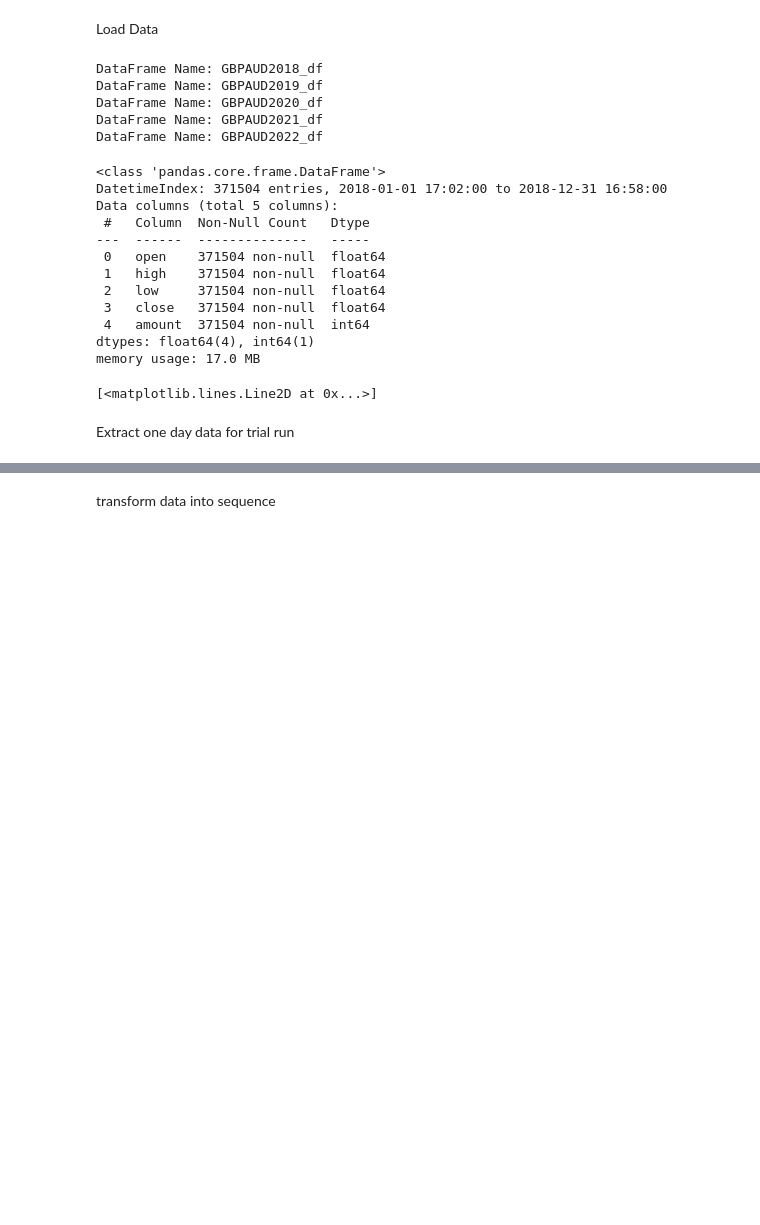
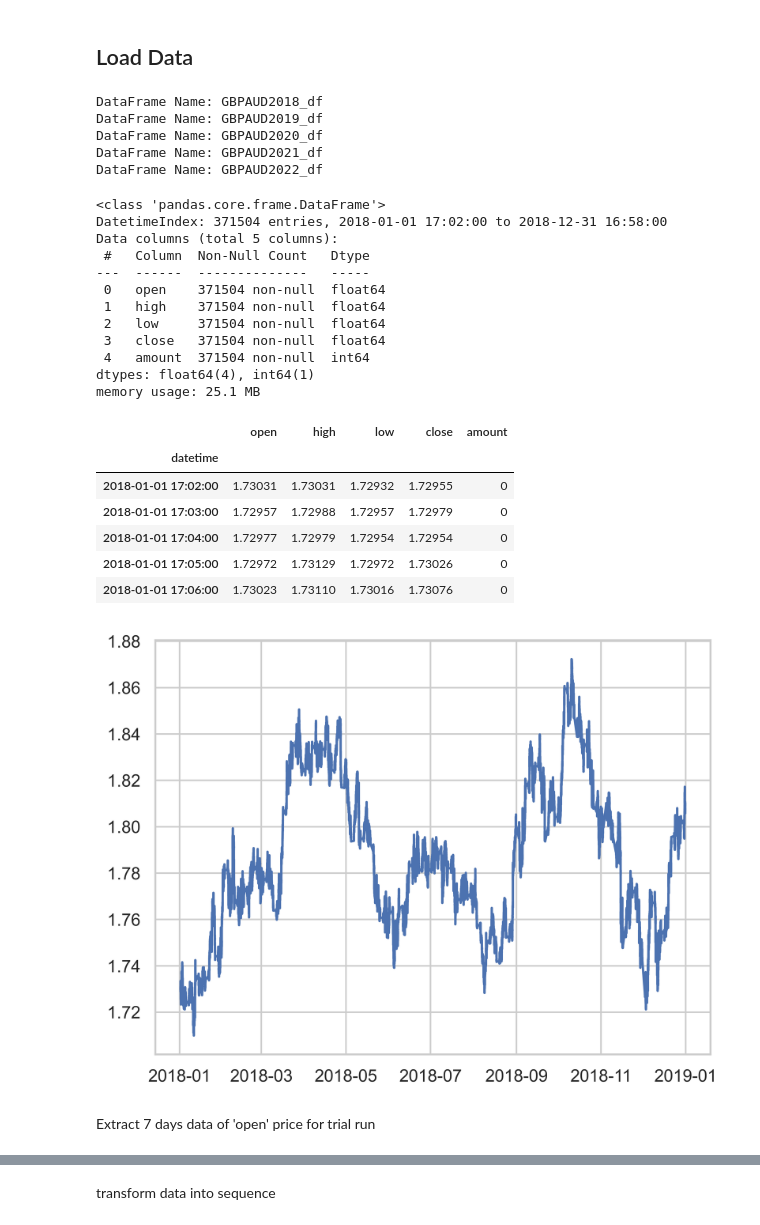
Before and after one commit to Gardenialover/S4-Project, a Jupyter notebook: notebooks/S4_Project.ipynb, the cells around one changed output, grey strips where cells are left out. Saved outputs shown, nothing was run; the diff lists cells and outputs as text; code cells hidden in the pictures; blank space fills up the shorter version.

```diff
--- a/notebooks/S4_Project.ipynb
+++ b/notebooks/S4_Project.ipynb
@@ -28,7 +30,7 @@ sns.set(rc={
 sns.set_context('notebook')
 sns.set_style('whitegrid') # or 'ticks'
 # %% [markdown]
-Load Data
+## Load Data
 # %%
 import os
 def read_all_files(directory):
@@ -74,21 +76,29 @@ DataFrame Name: GBPAUD2022_df
 # %%
 df = all_forex_data['GBPAUD2018_df']
 df.info()
 plt.plot(df['open'])
+df.head()
 # %% [output]
 <class 'pandas.core.frame.DataFrame'>
 DatetimeIndex: 371504 entries, 2018-01-01 17:02:00 to 2018-12-31 16:58:00
 Data columns (total 5 columns):
  #   Column  Non-Null Count   Dtype
 ---  ------  --------------   -----
  0   open    371504 non-null  float64
  1   high    371504 non-null  float64
  2   low     371504 non-null  float64
  3   close   371504 non-null  float64
  4   amount  371504 non-null  int64
 dtypes: float64(4), int64(1)
-memory usage: 17.0 MB
+memory usage: 25.1 MB
-[<matplotlib.lines.Line2D at 0x...>]
+|  | open | high | low | close | amount |
+| datetime |  |  |  |  |  |
+| 2018-01-01 17:02:00 | 1.73031 | 1.73031 | 1.72932 | 1.72955 | 0 |
+| 2018-01-01 17:03:00 | 1.72957 | 1.72988 | 1.72957 | 1.72979 | 0 |
+| 2018-01-01 17:04:00 | 1.72977 | 1.72979 | 1.72954 | 1.72954 | 0 |
+| 2018-01-01 17:05:00 | 1.72972 | 1.73129 | 1.72972 | 1.73026 | 0 |
+| 2018-01-01 17:06:00 | 1.73023 | 1.73110 | 1.73016 | 1.73076 | 0 |
+[figure, added]
 # %% [markdown]
-Extract one day data for trial run
+Extract 7 days data of 'open' price for trial run
 # %%
```
Also changed, not shown: parts of 10 cells of this notebook.
